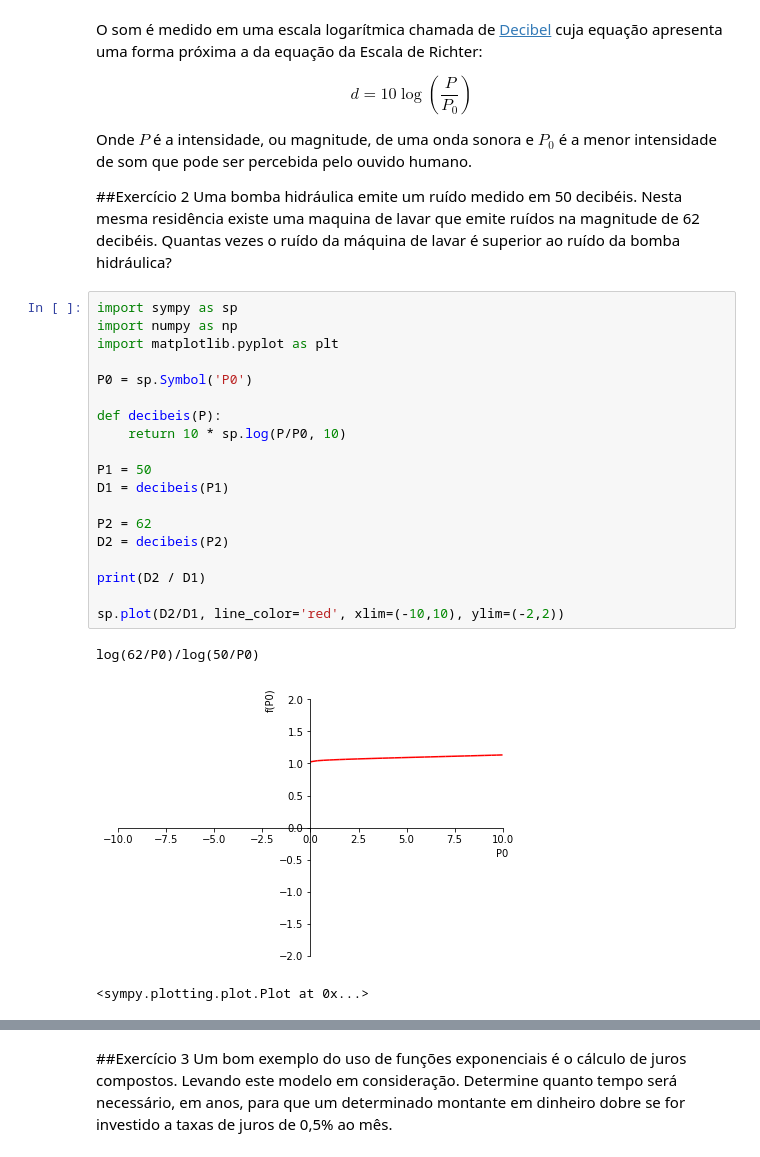
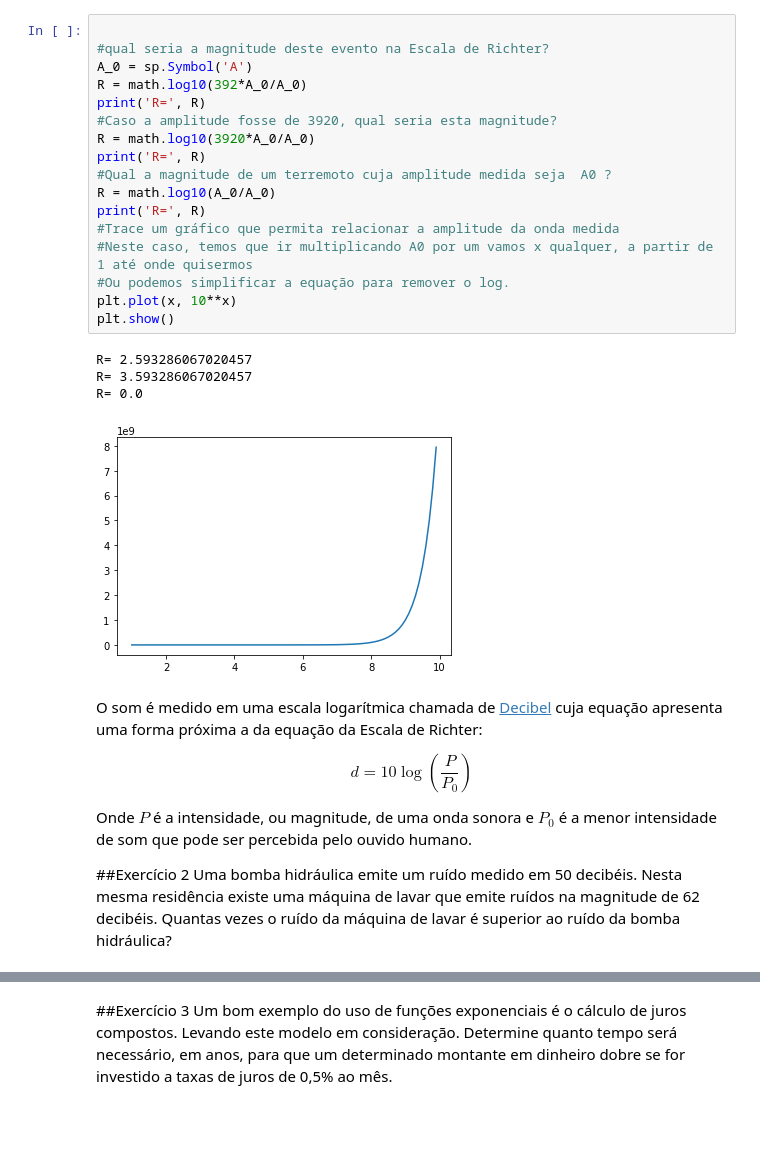
Before and after one commit to Trabalhos-PUC-PR/MFF_Simulado, a Jupyter notebook: Simulado.ipynb, the cells around one changed output, grey strips where cells are left out. Drawn from its saved outputs; the diff is of its cells as text; blank space fills up the shorter version.

```diff
--- a/Simulado.ipynb
+++ b/Simulado.ipynb
@@ -37,3 +20,25 @@ sp.plot(R3, line_color='green', xlim=(-10,10), ylim=(-10,10))
+# %%
+
+#qual seria a magnitude deste evento na Escala de Richter?
+A_0 = sp.Symbol('A')
+R = math.log10(392*A_0/A_0)
+print('R=', R)
+#Caso a amplitude fosse de 3920, qual seria esta magnitude?
+R = math.log10(3920*A_0/A_0)
+print('R=', R)
+#Qual a magnitude de um terremoto cuja amplitude medida seja  A0 ?
+R = math.log10(A_0/A_0)
+print('R=', R)
+#Trace um gráfico que permita relacionar a amplitude da onda medida
+#Neste caso, temos que ir multiplicando A0 por um vamos x qualquer, a partir de 1 até onde quisermos
+#Ou podemos simplificar a equação para remover o log.
+plt.plot(x, 10**x)
+plt.show()
+# %% [output]
+R= 2.593286067020457
+R= 3.593286067020457
+R= 0.0
+[figure, added]
 # %% [markdown]
 O som é medido em uma escala logarítmica chamada de [Decibel](https://pt.wikipedia.org/wiki/Decibel) cuja equação apresenta uma forma próxima a da equação da Escala de Richter:
 
@@ -42,27 +47,4 @@ $$d=10\log(\frac{P}{P_0})$$
 Onde $P$ é a intensidade, ou magnitude, de uma onda sonora e $P_0$ é a menor intensidade de som que pode ser percebida pelo ouvido humano.
 
 ##Exercício 2
-Uma bomba hidráulica emite um ruído medido em 50 decibéis. Nesta mesma residência existe uma maquina de lavar que emite ruídos na magnitude de 62 decibéis. Quantas vezes o ruído da máquina de lavar é superior ao ruído da bomba hidráulica?
+Uma bomba hidráulica emite um ruído medido em 50 decibéis. Nesta mesma residência existe uma máquina de lavar que emite ruídos na magnitude de 62 decibéis. Quantas vezes o ruído da máquina de lavar é superior ao ruído da bomba hidráulica?
-# %%
-import sympy as sp
-import numpy as np
-import matplotlib.pyplot as plt
-
-P0 = sp.Symbol('P0')
-
-def decibeis(P):
-    return 10 * sp.log(P/P0, 10)
-
-P1 = 50
-D1 = decibeis(P1)
-
-P2 = 62
-D2 = decibeis(P2)
-
-print(D2 / D1)
-
-sp.plot(D2/D1, line_color='red', xlim=(-10,10), ylim=(-2,2))
-# %% [output]
-log(62/P0)/log(50/P0)
-[figure, removed]
-<sympy.plotting.plot.Plot at 0x...>
```
Also changed, not shown: parts of 22 cells of this notebook.
